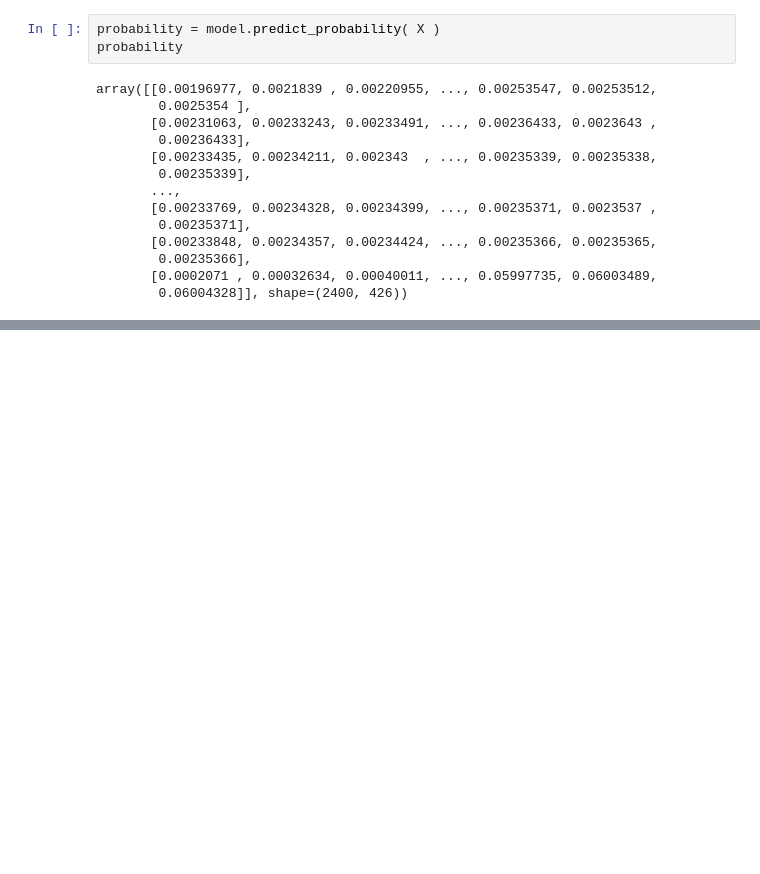
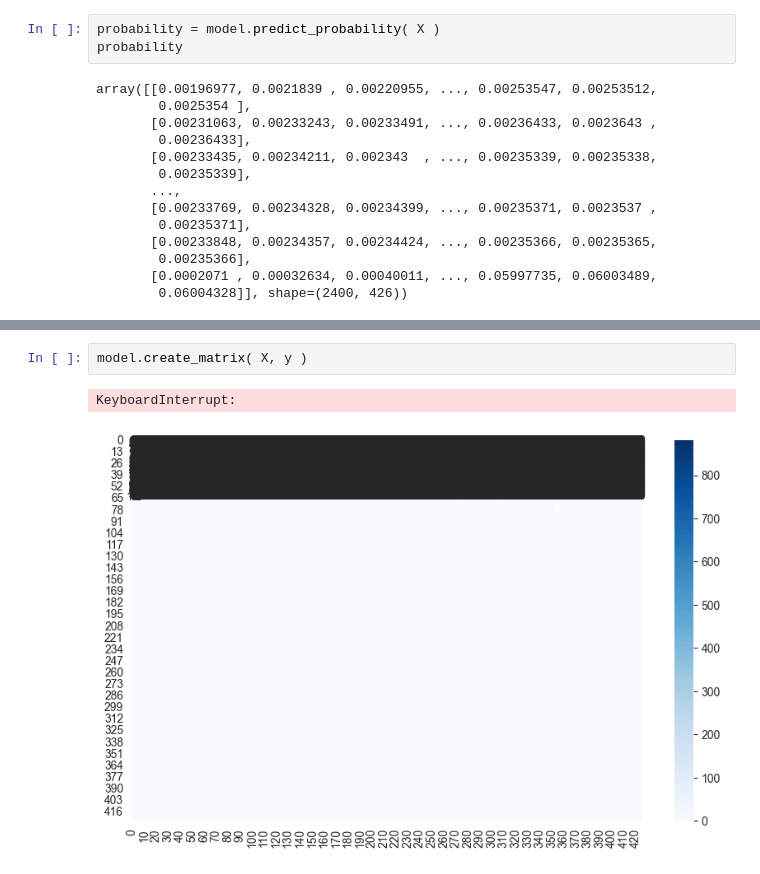
Before and after one commit to is-leeroy-jenkins/Mathy, a Jupyter notebook: ipynb/board.ipynb, the cells around one changed output, grey strips where cells are left out. Drawn from its saved outputs; the diff is of its cells as text; blank space fills up the shorter version.

```diff
--- a/ipynb/board.ipynb
+++ b/ipynb/board.ipynb
@@ -156,0 +159,5 @@ model.visualize( X, y )
+# %%
+model.create_matrix( X, y )
+# %% [output]
+KeyboardInterrupt:
+[figure, added]
```
Also changed, not shown: parts of 2 cells of this notebook, 1 other file.
